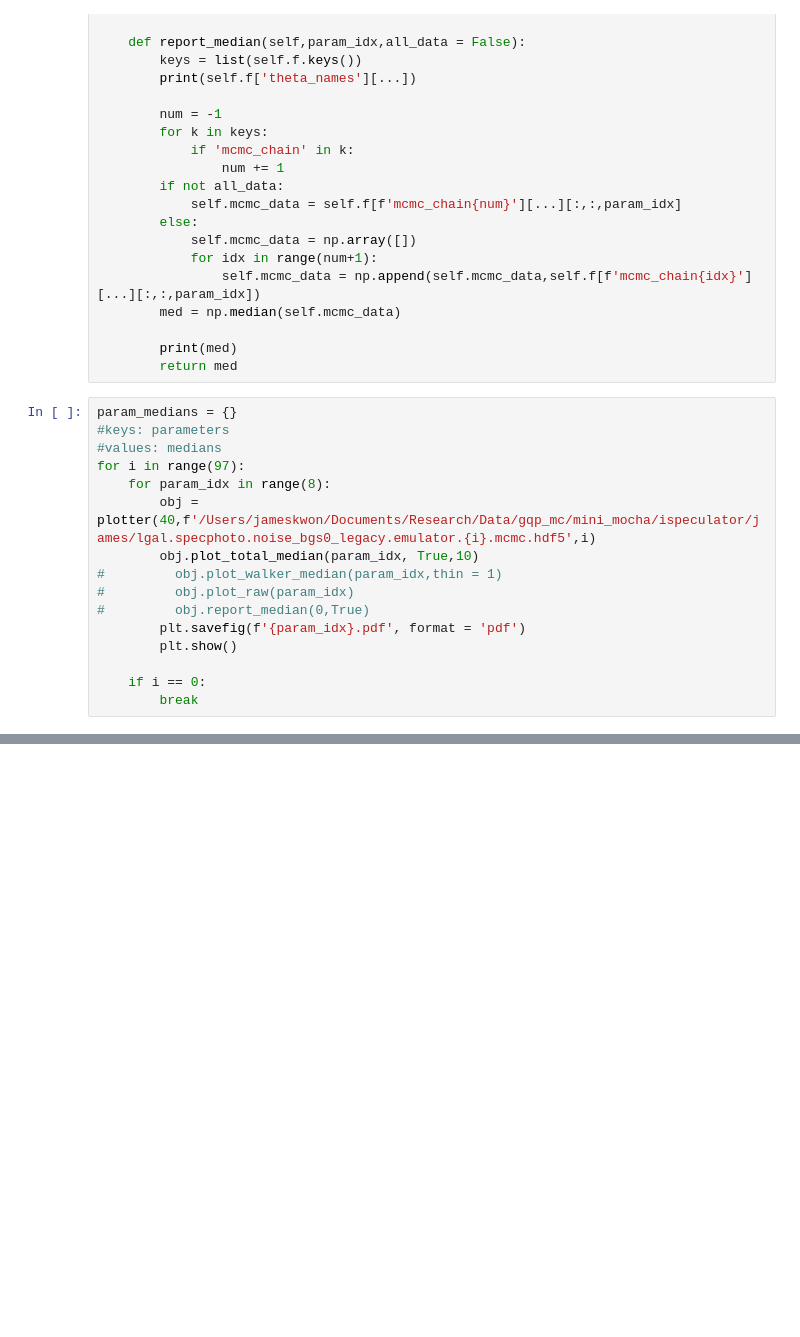
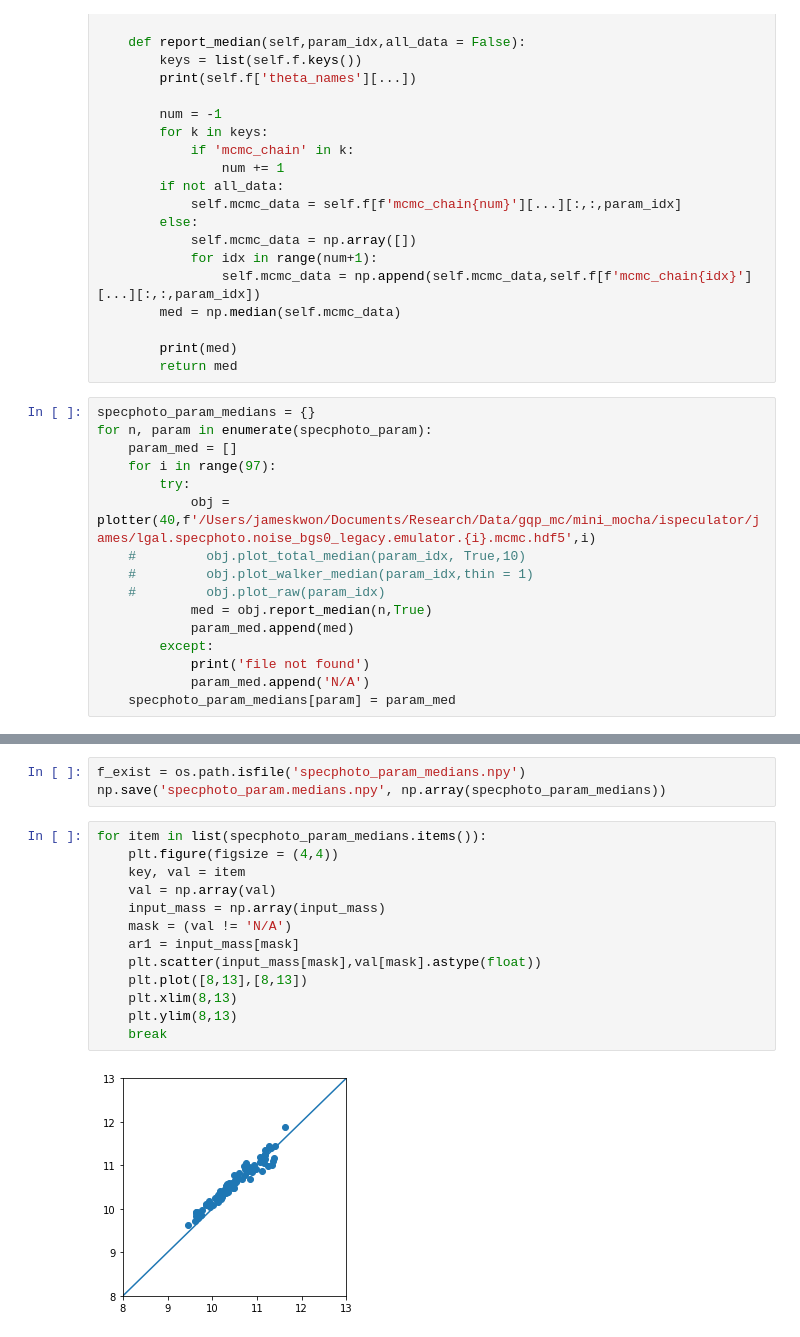
Before and after one commit to kgb0255/GQPMC_v3_JAMES, a Jupyter notebook: other_params.ipynb, the cells around one changed output, grey strips where cells are left out. Saved outputs shown, nothing was run; the diff lists cells and outputs as text; blank space fills up the shorter version.

Commit message:
log M one-to-one plot

```diff
--- a/other_params.ipynb
+++ b/other_params.ipynb
@@ -140,19 +162,19 @@ class plotter():
         print(med)
         return med
 # %%
-param_medians = {}
-#keys: parameters
-#values: medians
-for i in range(97):
-    for param_idx in range(8):
-        obj = plotter(40,f'/Users/jameskwon/Documents/Research/Data/gqp_mc/mini_mocha/ispeculator/james/lgal.specphoto.noise_bgs0_legacy.emulator.{i}.mcmc.hdf5',i)
-        obj.plot_total_median(param_idx, True,10)
-#         obj.plot_walker_median(param_idx,thin = 1)
-#         obj.plot_raw(param_idx)
-#         obj.report_median(0,True)
-        plt.savefig(f'{param_idx}.pdf', format = 'pdf')
-        plt.show()
-
-    if i == 0:
-        break
+specphoto_param_medians = {}
+for n, param in enumerate(specphoto_param):
+    param_med = []
+    for i in range(97):
+        try:
+            obj = plotter(40,f'/Users/jameskwon/Documents/Research/Data/gqp_mc/mini_mocha/ispeculator/james/lgal.specphoto.noise_bgs0_legacy.emulator.{i}.mcmc.hdf5',i)
+    #         obj.plot_total_median(param_idx, True,10)
+    #         obj.plot_walker_median(param_idx,thin = 1)
+    #         obj.plot_raw(param_idx)
+            med = obj.report_median(n,True)
+            param_med.append(med)
+        except:
+            print('file not found')
+            param_med.append('N/A')
+    specphoto_param_medians[param] = param_med
 # %% [output]
@@ -166,0 +198,18 @@ for i in range(97):
+# %%
+f_exist = os.path.isfile('specphoto_param_medians.npy')
+np.save('specphoto_param.medians.npy', np.array(specphoto_param_medians))
+# %%
+for item in list(specphoto_param_medians.items()):
+    plt.figure(figsize = (4,4))
+    key, val = item
+    val = np.array(val)
+    input_mass = np.array(input_mass)
+    mask = (val != 'N/A')
+    ar1 = input_mass[mask]
+    plt.scatter(input_mass[mask],val[mask].astype(float))
+    plt.plot([8,13],[8,13])
+    plt.xlim(8,13)
+    plt.ylim(8,13)
+    break
+# %% [output]
+[figure, added]
```
Also changed, not shown: parts of 9 cells of this notebook.
